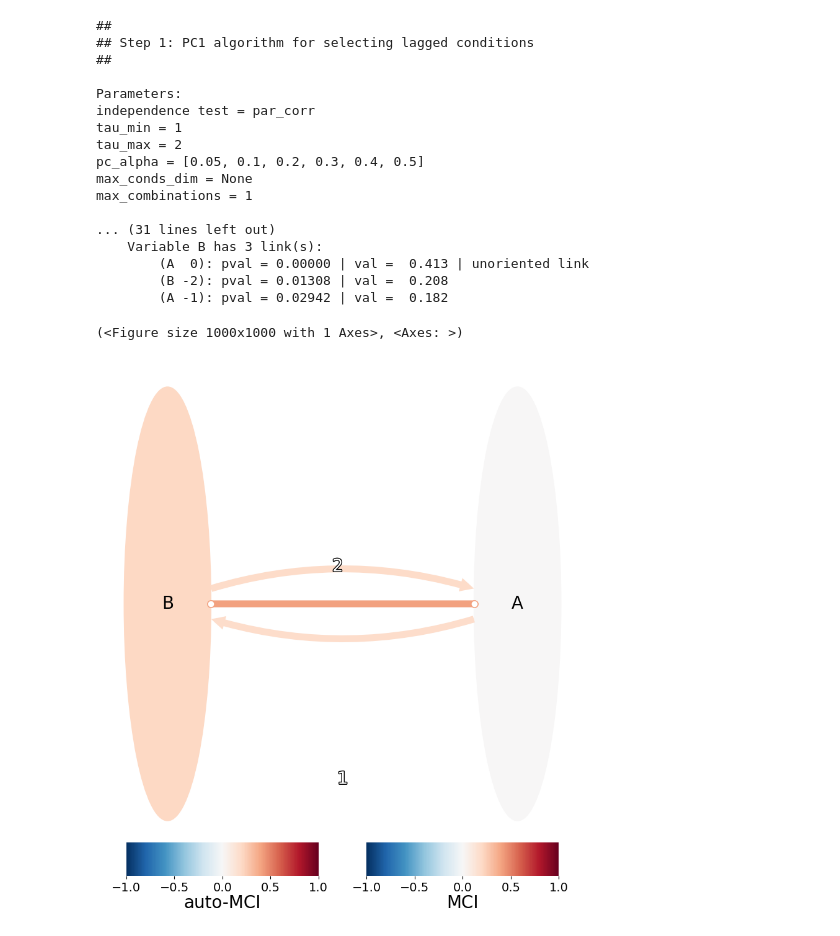
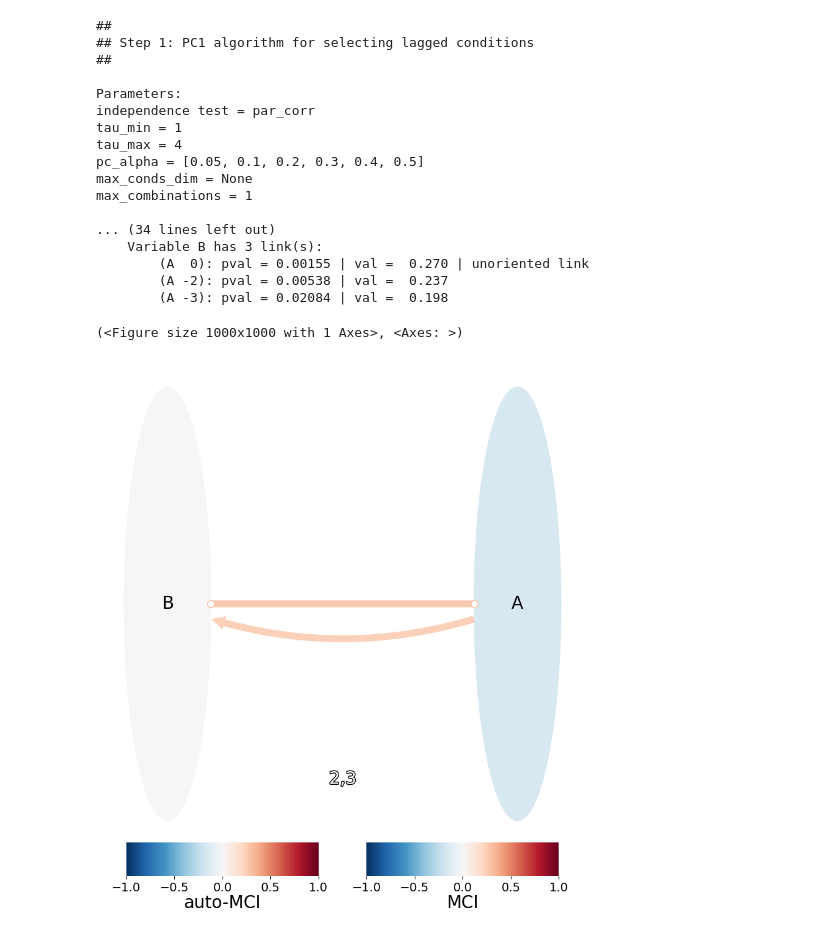
Before and after one commit to Peisong-Zheng/Paleoclimate_causality, a Jupyter notebook: Generate_syth_data_dt10_PCMCI_twoways.ipynb, the cells around one changed output. Drawn from its saved outputs; the diff is of its cells as text; code cells hidden in the pictures.

```diff
--- a/Generate_syth_data_dt10_PCMCI_twoways.ipynb
+++ b/Generate_syth_data_dt10_PCMCI_twoways.ipynb
@@ -118,12 +1,12 @@ def gen_bi_directional_data(length, delta=10.0, lag=10, t0=800.0, dt=50.0, dy=1.
 # %%
 import matplotlib.pyplot as plt
-# from toolbox import syth_ana_functions as saf
-# import importlib
-# importlib.reload(saf)
+from toolbox import syth_ana_functions as saf
+import importlib
+importlib.reload(saf)
 
 lag=-1
 # data = gen_bi_directional_data(length=1500, delta=10, lag=lag, t0=800.0, dt=50.0, dy=1.0, GS_slope=5e-4, GIS_slope=-1e-3, tau=13.649751415738818, beta=0.3, sigma=0.05)
-data = gen_bi_directional_data(length=1500, delta=10.0, lag=lag, t0=800.0, dt=56.32925780771254, dy=1.0, GS_slope=0.00016431508734689263, GIS_slope=-0.0009404944834246113, tau=13.649751415738818, beta=5e-5, sigma=0.05)
+data = saf.gen_bi_directional_data(length=1500, delta=10.0, lag=lag, t0=800.0, dt=56.32925780771254, dy=1.0, GS_slope=0.00016431508734689263, GIS_slope=-0.0009404944834246113, tau=13.649751415738818, beta=5e-5, sigma=0.05)
 # data = gen_bi_directional_data(length=1500, delta=10.0, lag=-3, t0=800.0, dt=56.32925780771254, dy=1.0, GS_slope=0.00016431508734689263, GIS_slope=-0.0009404944834246113, tau=13.649751415738818, beta=0.3, gamma=0.3, sigma=0.05)
 
 
@@ -185,44 +68,44 @@ pcmci = PCMCI(
     verbosity=1)
 
 pcmci.verbosity = 1
-tau_max=2
+tau_max=4
 results = pcmci.run_pcmci(tau_max=tau_max, pc_alpha=None)
-q_matrix = pcmci.get_corrected_pvalues(p_matrix=results['p_matrix'], tau_max=tau_max, fdr_method='fdr_bh')
+# q_matrix = pcmci.get_corrected_pvalues(p_matrix=results['p_matrix'], tau_max=tau_max, fdr_method='fdr_bh')
 
 # create a figure
 fig, ax = plt.subplots(1, 1, figsize=(10, 10), dpi=100)
 tp.plot_graph(
     fig_ax=(fig, ax),
     graph = results['graph'],
     val_matrix=results['val_matrix'],
     var_names=var_names,
     link_colorbar_label='MCI',
     node_colorbar_label='auto-MCI',
     link_label_fontsize=20,
     label_fontsize=20,
     tick_label_size=14,
     node_label_size=20,
     edge_ticks=0.5,
     node_ticks=0.5,
     node_size=0.5
     )
 # %% [output]
 ##
 ## Step 1: PC1 algorithm for selecting lagged conditions
 ##
 
 Parameters:
 independence test = par_corr
 tau_min = 1
-tau_max = 2
+tau_max = 4
 pc_alpha = [0.05, 0.1, 0.2, 0.3, 0.4, 0.5]
 max_conds_dim = None
 max_combinations = 1
 
-... (31 lines left out)
+... (34 lines left out)
     Variable B has 3 link(s):
-        (A  0): pval = 0.00000 | val =  0.413 | unoriented link
-        (B -2): pval = 0.01308 | val =  0.208
-        (A -1): pval = 0.02942 | val =  0.182
+        (A  0): pval = 0.00155 | val =  0.270 | unoriented link
+        (A -2): pval = 0.00538 | val =  0.237
+        (A -3): pval = 0.02084 | val =  0.198
 (<Figure size 1000x1000 with 1 Axes>, <Axes: >)
-[figure, old version]
+[figure, new version]
```
Also changed, not shown: parts of 20 cells of this notebook, 19 other files.
